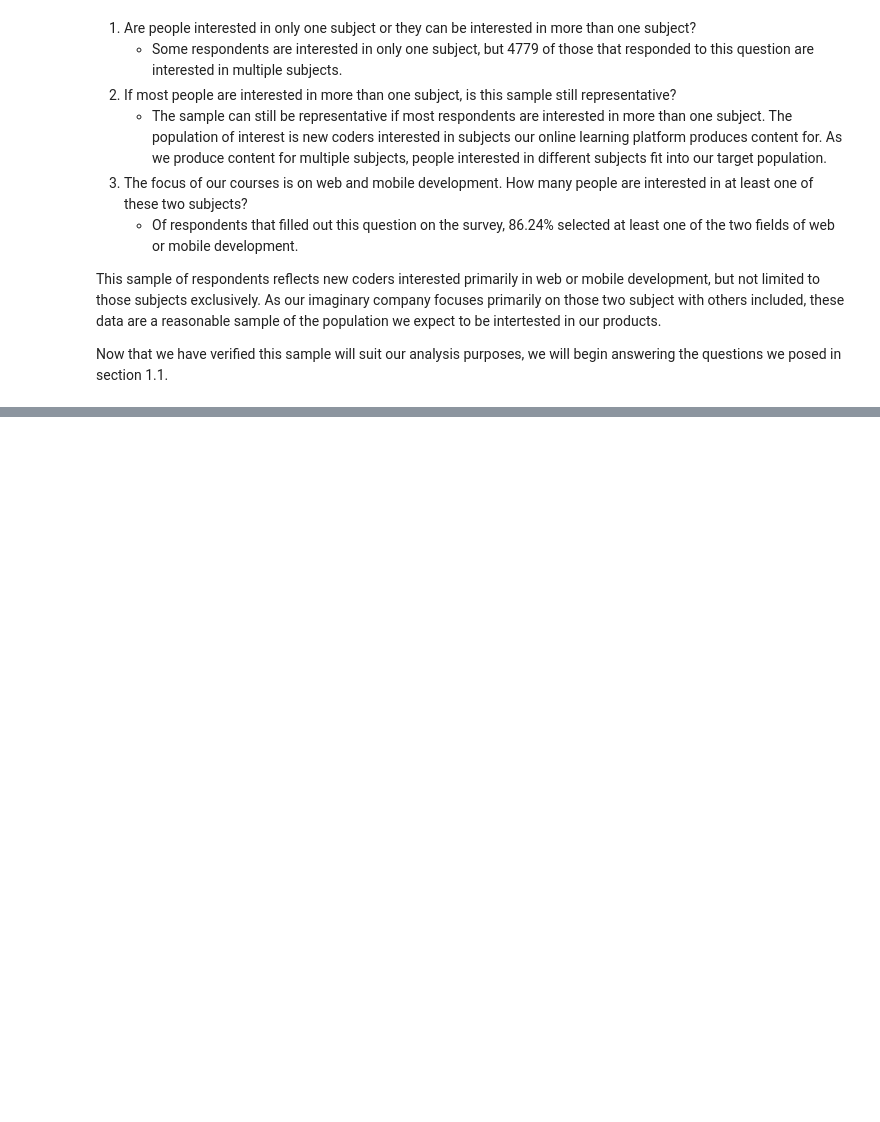
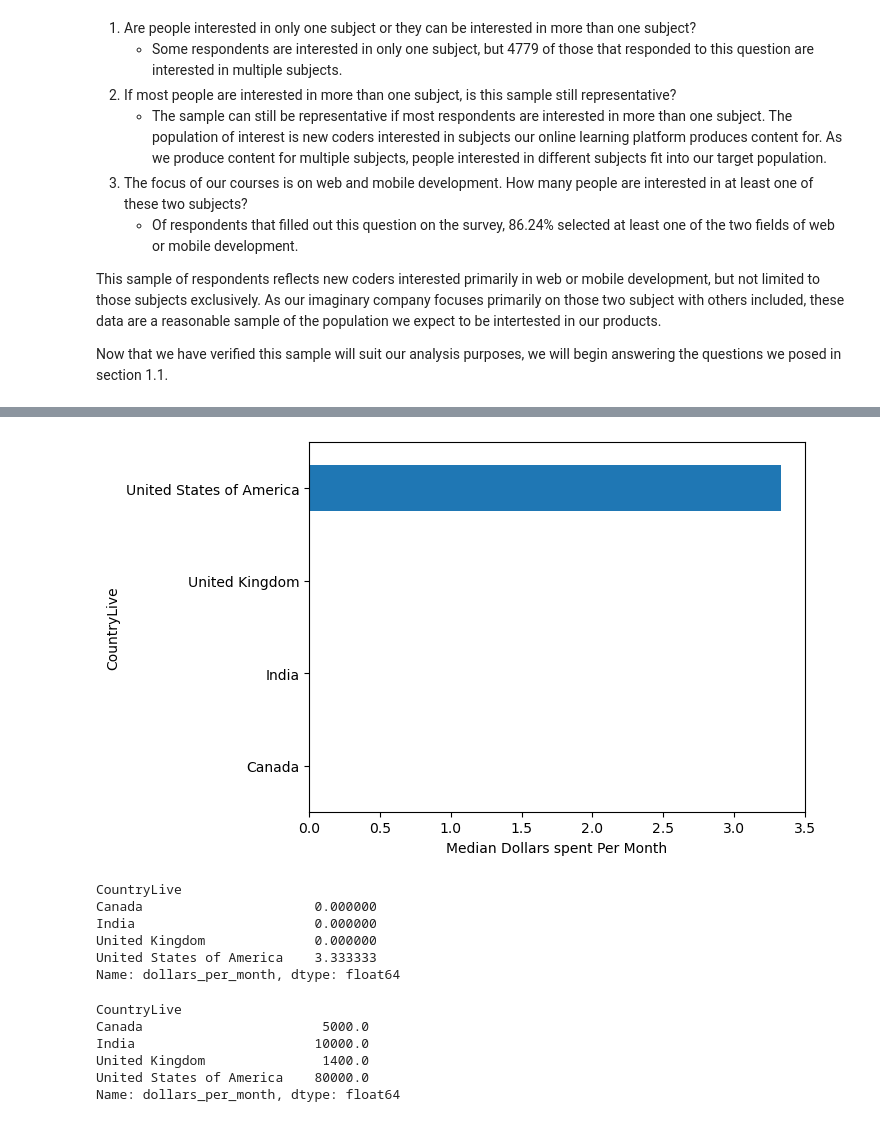
Before and after one commit to n-jdelaney/dq_elearning_marketing, a Jupyter notebook: dq_ad_project.ipynb, the cells around one changed output, grey strips where cells are left out. Drawn from its saved outputs; the diff is of its cells as text; code cells hidden in the pictures; blank space fills up the shorter version.

```diff
--- a/dq_ad_project.ipynb
+++ b/dq_ad_project.ipynb
@@ -161,0 +238,23 @@ plt.show()
+# %%
+median_dollars = country['dollars_per_month'].agg(np.median)
+median_dollars.plot.barh(xlabel='Median Dollars spent Per Month')
+plt.show()
+
+print(median_dollars)
+# %% [output]
+[figure, added]
+CountryLive
+Canada                      0.000000
+India                       0.000000
+United Kingdom              0.000000
+United States of America    3.333333
+Name: dollars_per_month, dtype: float64
+# %%
+print(country['dollars_per_month'].max() - country['dollars_per_month'].min())
+# %% [output]
+CountryLive
+Canada                       5000.0
+India                       10000.0
+United Kingdom               1400.0
+United States of America    80000.0
+Name: dollars_per_month, dtype: float64
```
Also changed, not shown: parts of 23 cells of this notebook.
